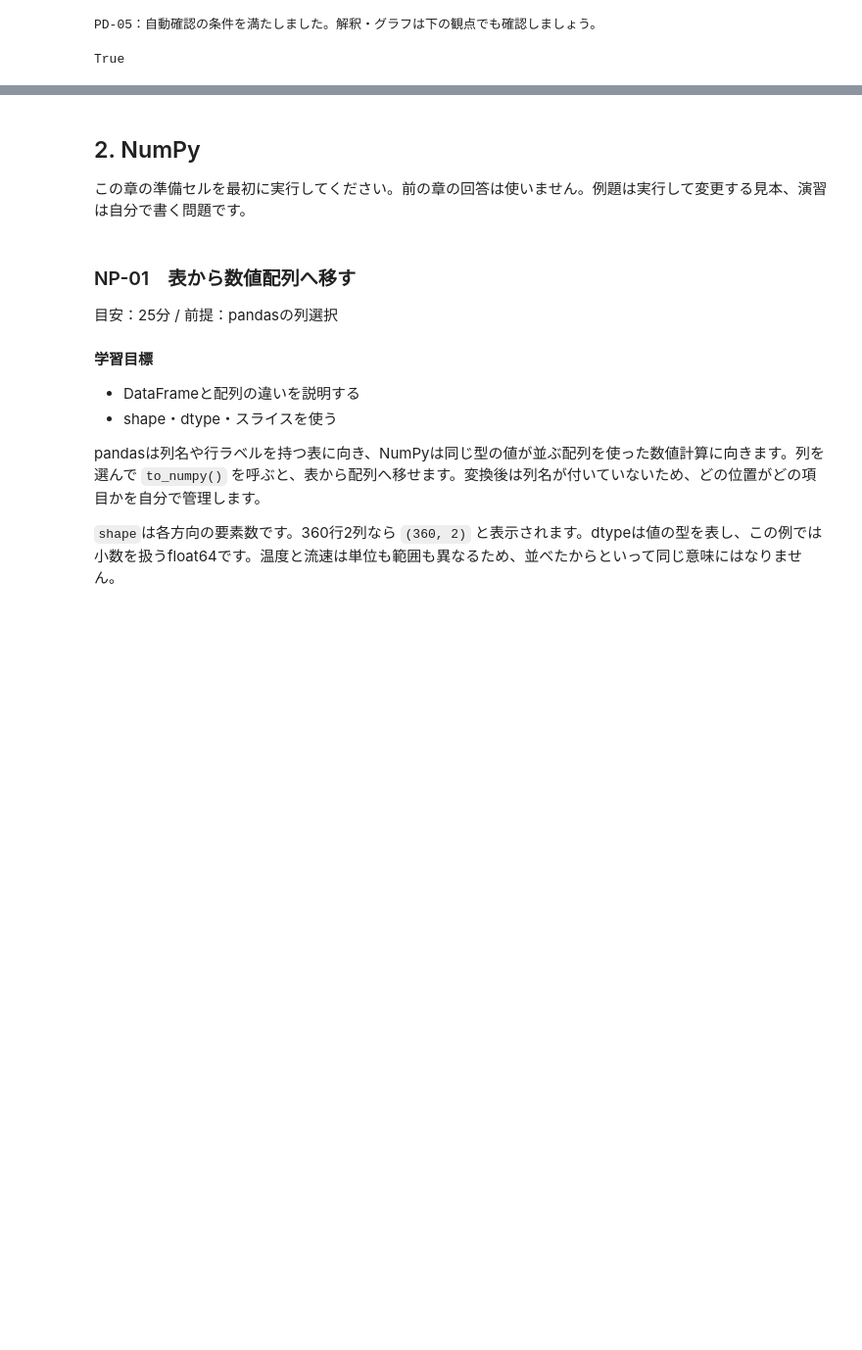
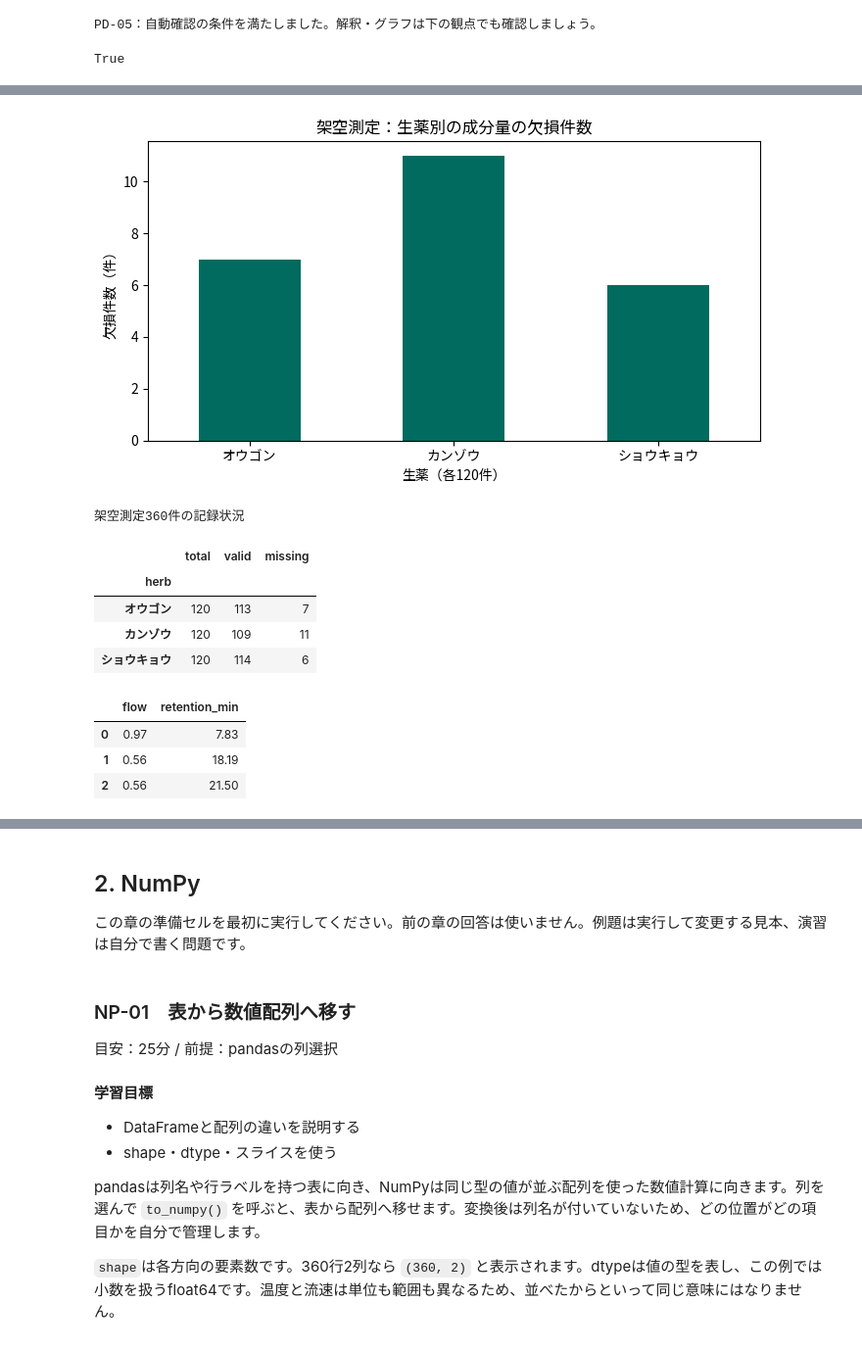
Before and after one commit to sgt9863/sgt9863.github.io, a Jupyter notebook: python-data-learning/solutions.ipynb, the cells around one changed output, grey strips where cells are left out. Shown at 98% size. Drawn from its saved outputs; the diff is of its cells as text; code cells hidden in the pictures; blank space fills up the shorter version.

Commit message:
Expand pandas learning course to 26 practical lessons

```diff
--- a/python-data-learning/solutions.ipynb
+++ b/python-data-learning/solutions.ipynb
@@ -586,0 +3314,28 @@ True
+# %%
+import matplotlib.pyplot as plt
+from learning import setup_plotting
+setup_plotting()
+summary = df.groupby('herb').agg(total=('sample_id', 'size'), valid=('content_mg_g', 'count'))
+summary['missing'] = summary['total'] - summary['valid']
+ax = summary['missing'].plot.bar(color='#006b5e', rot=0, title='架空測定：生薬別の成分量の欠損件数')
+ax.set_xlabel('生薬（各120件）')
+ax.set_ylabel('欠損件数（件）')
+ax.set_ylim(bottom=0)
+ax.figure.tight_layout()
+plt.show()
+plt.close(ax.figure)
+display(summary.style.set_uuid('pd24example').format(precision=0).set_caption('架空測定360件の記録状況'))
+with pd.option_context('display.precision', 2):
+    display(df[['flow', 'retention_min']].head(3))
+# %% [output]
+[figure, added]
+架空測定360件の記録状況
+|  | total | valid | missing |
+| herb |  |  |  |
+| オウゴン | 120 | 113 | 7 |
+| カンゾウ | 120 | 109 | 11 |
+| ショウキョウ | 120 | 114 | 6 |
+|  | flow | retention_min |
+| 0 | 0.97 | 7.83 |
+| 1 | 0.56 | 18.19 |
+| 2 | 0.56 | 21.50 |
```
Also changed, not shown: parts of 220 cells of this notebook, 7 other files.
